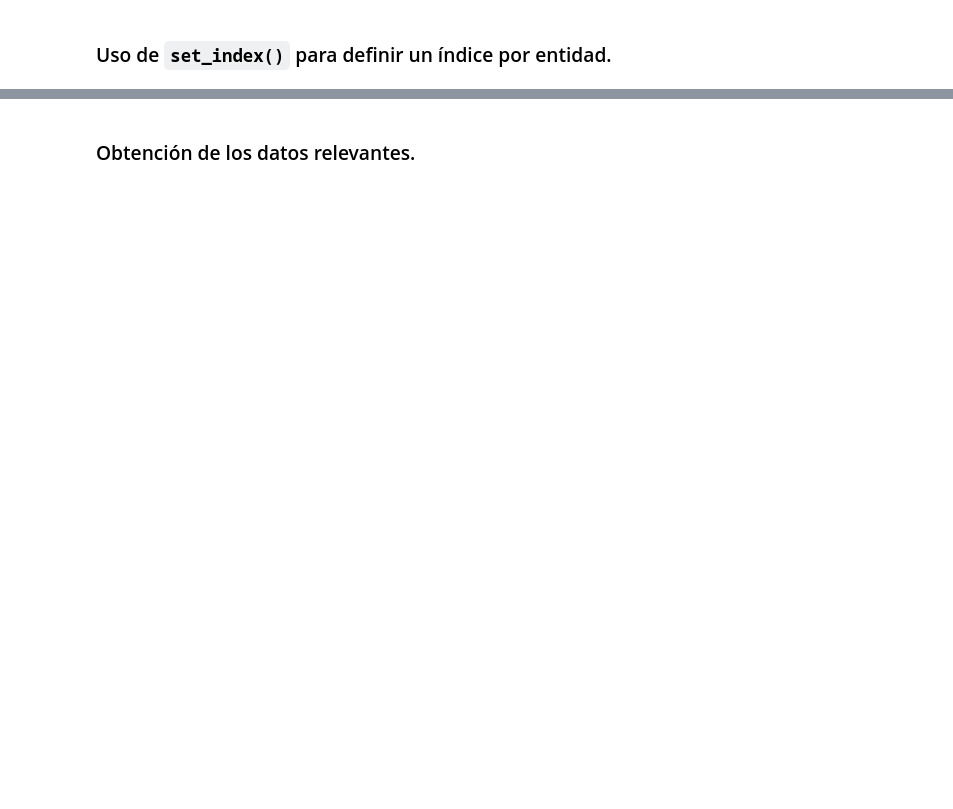
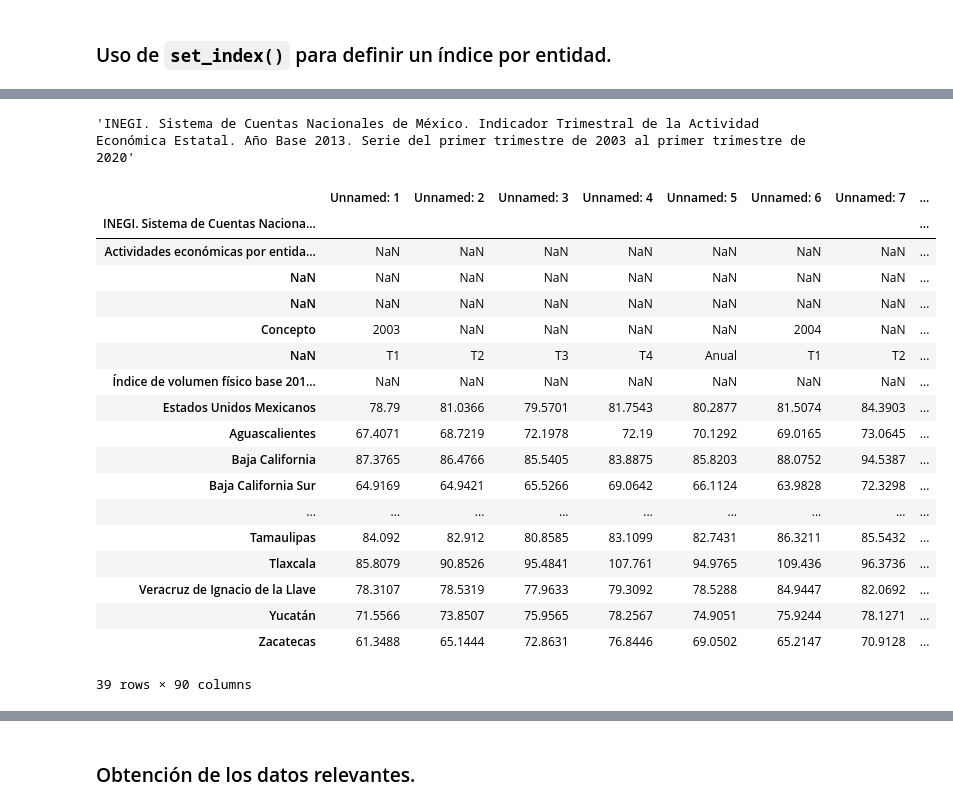
Before and after one commit to PythonistaMX/py311, a Jupyter notebook: 15_extraccion_y_almacenamiento.ipynb, the cells around one changed output, grey strips where cells are left out. Saved outputs shown, nothing was run; the diff lists cells and outputs as text; code cells hidden in the pictures; blank space fills up the shorter version.

```diff
--- a/15_extraccion_y_almacenamiento.ipynb
+++ b/15_extraccion_y_almacenamiento.ipynb
@@ -83,5 +164,31 @@ original.head(39)
+# %%
+original.columns.values[0]
+# %% [output]
+'INEGI. Sistema de Cuentas Nacionales de México. Indicador Trimestral de la Actividad Económica Estatal. Año Base 2013. Serie del primer trimestre de 2003 al primer trimestre de 2020'
 # %%
 original = original.set_index(original.columns.values[0])
+# %%
+original.head(39)
+# %% [output]
+|  | Unnamed: 1 | Unnamed: 2 | Unnamed: 3 | Unnamed: 4 | Unnamed: 5 | Unnamed: 6 | Unnamed: 7 | ... |
+| INEGI. Sistema de Cuentas Naciona... |  |  |  |  |  |  |  | ... |
+| Actividades económicas por entida... | NaN | NaN | NaN | NaN | NaN | NaN | NaN | ... |
+| NaN | NaN | NaN | NaN | NaN | NaN | NaN | NaN | ... |
+| NaN | NaN | NaN | NaN | NaN | NaN | NaN | NaN | ... |
+| Concepto | 2003 | NaN | NaN | NaN | NaN | 2004 | NaN | ... |
+| NaN | T1 | T2 | T3 | T4 | Anual | T1 | T2 | ... |
+| Índice de volumen físico base 201... | NaN | NaN | NaN | NaN | NaN | NaN | NaN | ... |
+| Estados Unidos Mexicanos | 78.79 | 81.0366 | 79.5701 | 81.7543 | 80.2877 | 81.5074 | 84.3903 | ... |
+| Aguascalientes | 67.4071 | 68.7219 | 72.1978 | 72.19 | 70.1292 | 69.0165 | 73.0645 | ... |
+| Baja California | 87.3765 | 86.4766 | 85.5405 | 83.8875 | 85.8203 | 88.0752 | 94.5387 | ... |
+| Baja California Sur | 64.9169 | 64.9421 | 65.5266 | 69.0642 | 66.1124 | 63.9828 | 72.3298 | ... |
+| ... | ... | ... | ... | ... | ... | ... | ... | ... |
+| Tamaulipas | 84.092 | 82.912 | 80.8585 | 83.1099 | 82.7431 | 86.3211 | 85.5432 | ... |
+| Tlaxcala | 85.8079 | 90.8526 | 95.4841 | 107.761 | 94.9765 | 109.436 | 96.3736 | ... |
+| Veracruz de Ignacio de la Llave | 78.3107 | 78.5319 | 77.9633 | 79.3092 | 78.5288 | 84.9447 | 82.0692 | ... |
+| Yucatán | 71.5566 | 73.8507 | 75.9565 | 78.2567 | 74.9051 | 75.9244 | 78.1271 | ... |
+| Zacatecas | 61.3488 | 65.1444 | 72.8631 | 76.8446 | 69.0502 | 65.2147 | 70.9128 | ... |
+39 rows × 90 columns
 # %%
 original.index.name = 'Entidades'
 # %%
```
Also changed, not shown: parts of 24 cells of this notebook, 7 other files.
